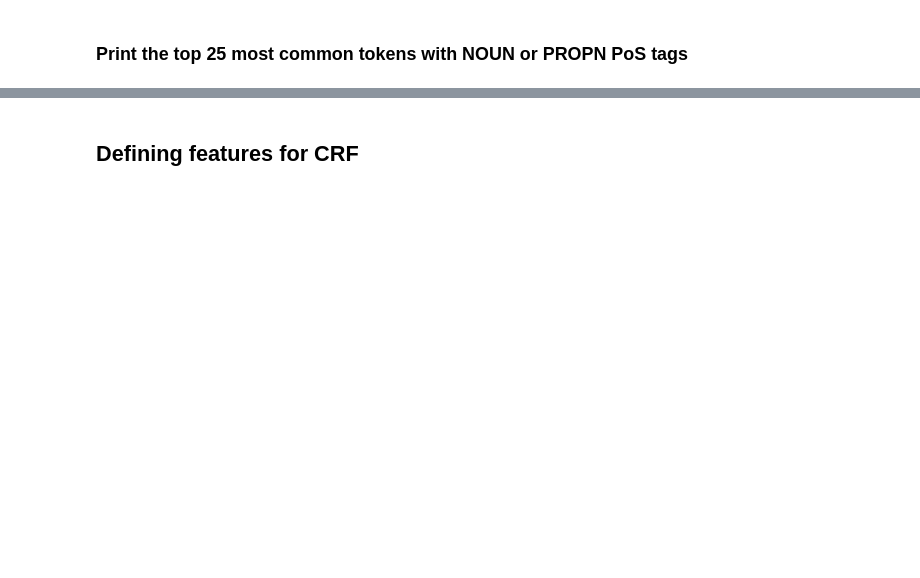
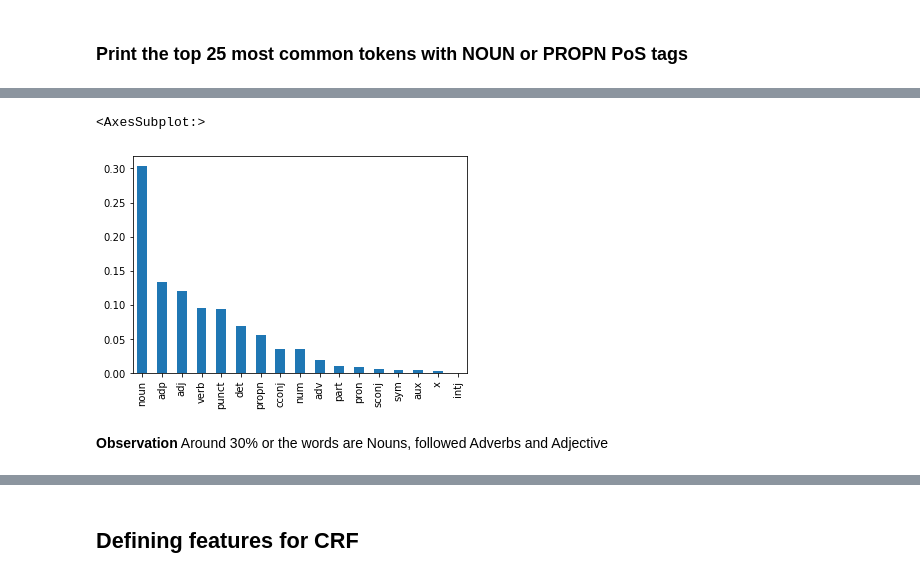
Before and after one commit to rramchan12/Identifying-Healthcare-Data-using-NER-and-CRF, a Jupyter notebook: Assignment.ipynb, the cells around one changed output, grey strips where cells are left out. Drawn from its saved outputs; the diff is of its cells as text; code cells hidden in the pictures; blank space fills up the shorter version.

```diff
--- a/Assignment.ipynb
+++ b/Assignment.ipynb
@@ -133,2 +149,23 @@ Length: 3869, dtype: float64
+# %%
+lemma = []
+text = []
+pos = []
+dep = []
+shape =[]
+
+# print(token.text, token.lemma_, token.pos_, token.tag_, token.dep_,
+           # token.shape_, token.is_alpha, token.is_stop)
+def get_tags(sent):
+    for sent in tqdm(explore_sentences):
+        doc = nlp(sent)
+        for tok in doc:
+            #if tok.pos_=="NOUN" or tok.pos_=="PROPN":
+               # nouns_lemma.append(tok.lemma_.lower())
+               # nouns_orig.append(tok_)
+            text.append(tok.text.lower())
+            lemma.append(tok.lemma_.lower())
+            pos.append(tok.pos_.lower())
+            dep.append(tok.dep_.lower())
+            shape.append(tok.shape_.lower())
 # %% [markdown]
 ### Print the top 25 most common tokens with NOUN or PROPN PoS tags
@@ -149,0 +172,4 @@ dtype: float64
+# %%
+#Analyse the Data before we do concept analysis
+token_df = pd.DataFrame({'text':text,'lemma':lemma,'pos':pos, 'dep':dep, 'shape':shape})
+token_df.head()
@@ -149,0 +183,5 @@ dtype: float64
+# %%
+token_df.pos.value_counts(normalize=True).plot.bar()
+# %% [output]
+<AxesSubplot:>
+[figure, added]
@@ -149,0 +190,3 @@ dtype: float64
+# %% [markdown]
+**Observation**
+Around 30% or the words are Nouns, followed Adverbs and Adjective
```
Also changed, not shown: parts of 30 cells of this notebook.
